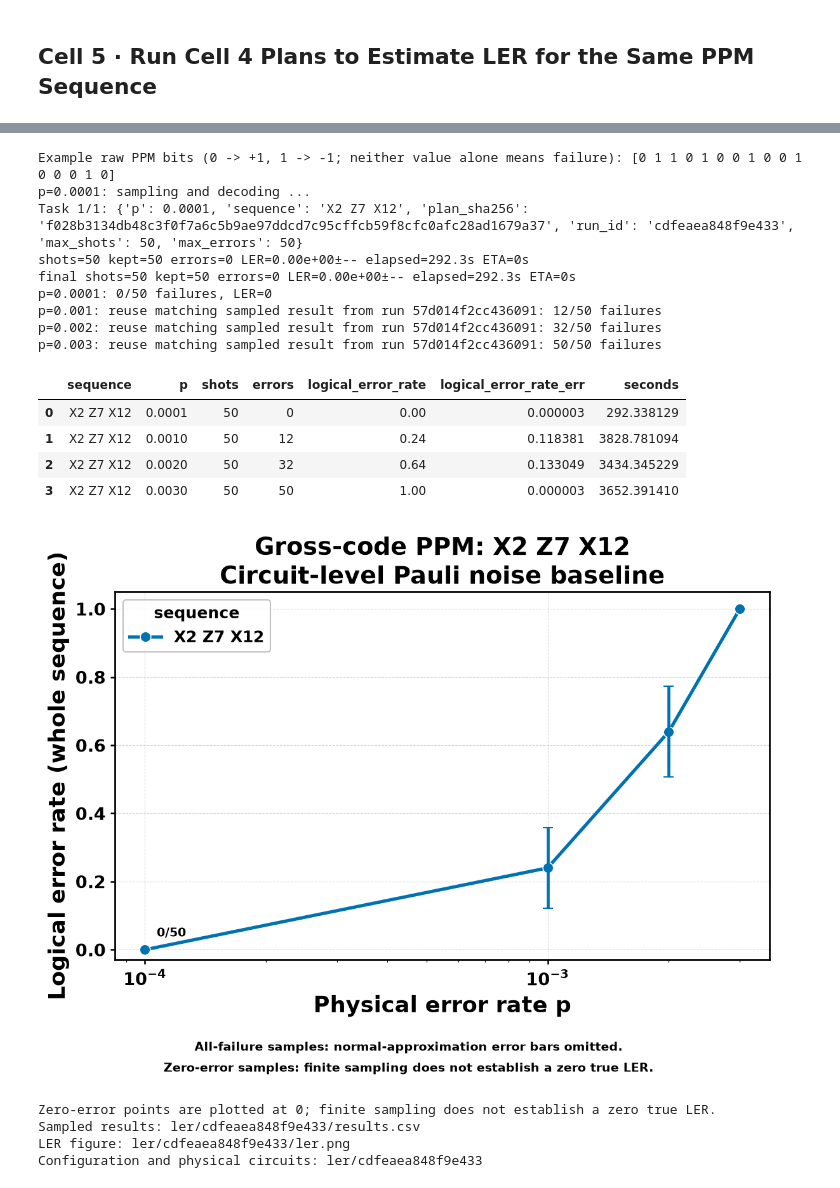
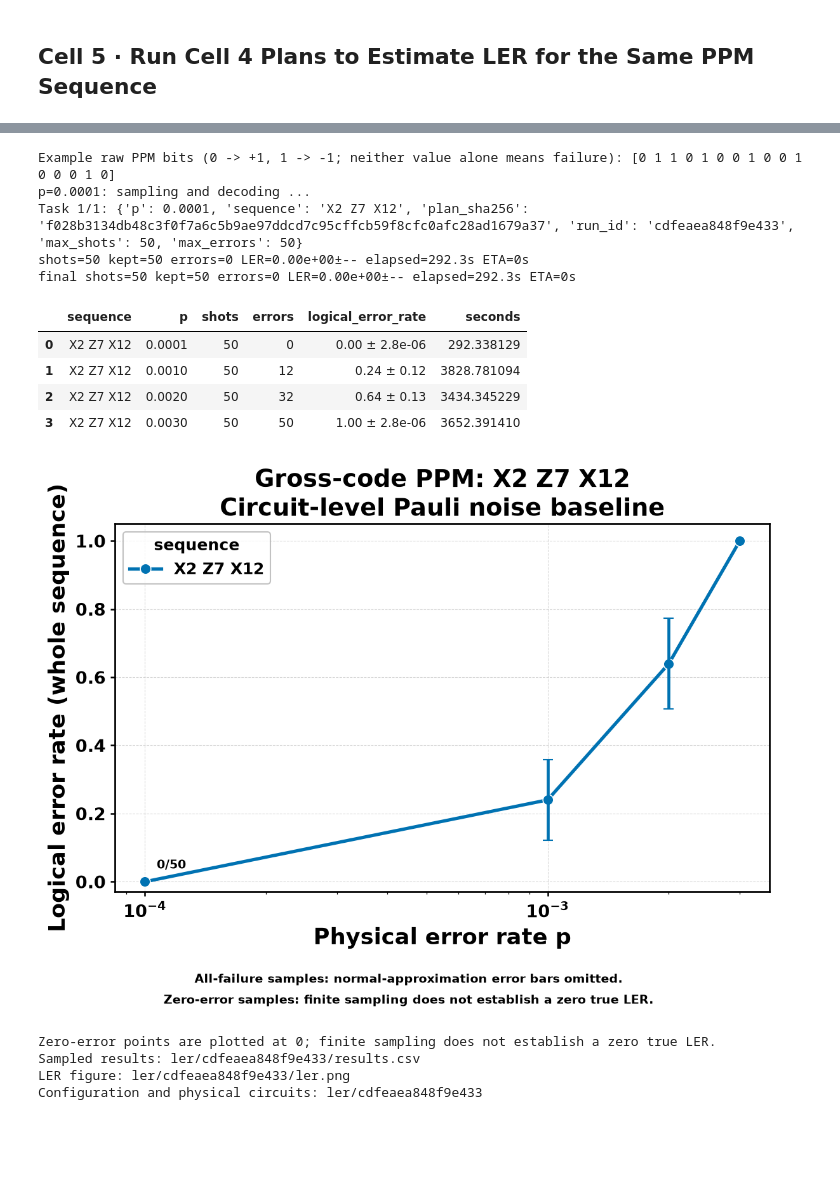
Before and after one commit to John-YuehanZhang/LightStim-upstream, a Jupyter notebook: notebooks/LogicalOps/bb_ppm.executed.ipynb, the cells around one changed output, grey strips where cells are left out. Saved outputs shown, nothing was run; the diff lists cells and outputs as text; code cells hidden in the pictures; blank space fills up the shorter version.

Commit message:
Compact LER result display and remove per-point summary prints

```diff
--- a/notebooks/LogicalOps/bb_ppm.executed.ipynb
+++ b/notebooks/LogicalOps/bb_ppm.executed.ipynb
@@ -395,9 +395,6 @@ for handler in logging.getLogger(pipeline.config.progress_logger_name).handlers:
         handler.setStream(sys.stdout)
 for p in P_VALUES:
     if p in completed_p:
-        saved = all_results.loc[all_results["p"] == p].iloc[0]
-        print(f"p={p:g}: reuse matching sampled result from run {saved['run_id']}: "
-              f"{int(saved['errors'])}/{int(saved['shots'])} failures", flush=True)
         continue
     noise = NoiseConfig(p_1q=p, p_2q=p, p_meas=p, p_reset=p, p_idle=p)
     noisy = experiment.builder.build_noisy_circuit(noise, NOISE_MODEL, circuit=clean)
@@ -411,9 +408,6 @@ for p in P_VALUES:
     checkpoint_path = results_path.with_suffix(".csv.tmp")
     all_results.to_csv(checkpoint_path, index=False)
     checkpoint_path.replace(results_path)  # publish each completed point atomically
-    record = point.iloc[0]
-    print(f"p={p:g}: {int(record['errors'])}/{int(record['shots'])} failures, "
-          f"LER={record['logical_error_rate']:.5g}", flush=True)
 
 all_results = all_results.sort_values("p").reset_index(drop=True)
 # Recompute derived error bars after joining saved and newly sampled rows.
@@ -421,8 +415,12 @@ plot_data = add_error_bars(all_results.drop(columns=["logical_error_rate_err"],
 checkpoint_path = results_path.with_suffix(".csv.tmp")
 plot_data.to_csv(checkpoint_path, index=False)
 checkpoint_path.replace(results_path)
-display(plot_data[["sequence", "p", "shots", "errors", "logical_error_rate",
-                   "logical_error_rate_err", "seconds"]])
+ler_table = plot_data[["sequence", "p", "shots", "errors", "logical_error_rate", "seconds"]].copy()
+ler_table["logical_error_rate"] = [
+    f"{rate:.2f} ± {err:.2g}"
+    for rate, err in zip(plot_data["logical_error_rate"], plot_data["logical_error_rate_err"])
+]
+display(ler_table)
 # Replace Cell 11 from `positive = ...` through the zero-error print below.
 # This display-only block preserves actual estimates and existing error bars.
 with capture_output():
@@ -460,42 +458,38 @@ if len(zero_error):
 
 (OUTPUT / "ler" / "latest.json").write_text(json.dumps({"run_id": run_id,
     "folder": str(ler_folder.resolve()), "plan_sha256": plan_sha256}, indent=2), encoding="utf-8")
 print("Sampled results:", display_path(results_path))
 print("LER figure:", display_path(ler_folder / "ler.png"))
 print("Configuration and physical circuits:", display_path(ler_folder))
 # %% [output]
 sequence                                                                      X2 Z7 X12
 plan_objects_reused                                                                True
 physical_qubits                                                                     378
 ticks                                                                              1115
 detectors                                                                         15510
 observables                                                                          10
 build_seconds                                                                 29.231251
 p0_silent                                                                          True
 plan_sha256            f028b3134db48c3f0f7a6c5b9ae97ddcd7c95cffcb59f8cfc0afc28ad1679a37
 circuit_sha256         12ebce837acec62f66c7c07d513d28f7fb293ba2dea6ee819869be9402aebc87
 commit                                         493e06ccf74522ba5cfbda6040e881f27ba79d0e
 git_dirty                                                                         False
 ... (5 lines left out)
 relay-bp                                                                          0.2.2
 nbformat                                                                         5.11.1
 matplotlib                                                                       3.11.2
 Name: physical experiment, dtype: object
 [interactive output not drawn]
 Example raw PPM bits (0 -> +1, 1 -> -1; neither value alone means failure): [0 1 1 0 1 0 0 1 0 0 1 0 0 0 1 0]
 p=0.0001: sampling and decoding ...
 Task 1/1: {'p': 0.0001, 'sequence': 'X2 Z7 X12', 'plan_sha256': 'f028b3134db48c3f0f7a6c5b9ae97ddcd7c95cffcb59f8cfc0afc28ad1679a37', 'run_id': 'cdfeaea848f9e433', 'max_shots': 50, 'max_errors': 50}
 shots=50 kept=50 errors=0 LER=0.00e+00±-- elapsed=292.3s ETA=0s
 final shots=50 kept=50 errors=0 LER=0.00e+00±-- elapsed=292.3s ETA=0s
-p=0.0001: 0/50 failures, LER=0
-p=0.001: reuse matching sampled result from run 57d014f2cc436091: 12/50 failures
-p=0.002: reuse matching sampled result from run 57d014f2cc436091: 32/50 failures
-p=0.003: reuse matching sampled result from run 57d014f2cc436091: 50/50 failures
-|  | sequence | p | shots | errors | logical_error_rate | logical_error_rate_err | seconds |
-| 0 | X2 Z7 X12 | 0.0001 | 50 | 0 | 0.00 | 0.000003 | 292.338129 |
-| 1 | X2 Z7 X12 | 0.0010 | 50 | 12 | 0.24 | 0.118381 | 3828.781094 |
-| 2 | X2 Z7 X12 | 0.0020 | 50 | 32 | 0.64 | 0.133049 | 3434.345229 |
-| 3 | X2 Z7 X12 | 0.0030 | 50 | 50 | 1.00 | 0.000003 | 3652.391410 |
+|  | sequence | p | shots | errors | logical_error_rate | seconds |
+| 0 | X2 Z7 X12 | 0.0001 | 50 | 0 | 0.00 ± 2.8e-06 | 292.338129 |
+| 1 | X2 Z7 X12 | 0.0010 | 50 | 12 | 0.24 ± 0.12 | 3828.781094 |
+| 2 | X2 Z7 X12 | 0.0020 | 50 | 32 | 0.64 ± 0.13 | 3434.345229 |
+| 3 | X2 Z7 X12 | 0.0030 | 50 | 50 | 1.00 ± 2.8e-06 | 3652.391410 |
 [figure]
 Zero-error points are plotted at 0; finite sampling does not establish a zero true LER.
 Sampled results: ler/cdfeaea848f9e433/results.csv
```
Also changed, not shown: 1 other file.
